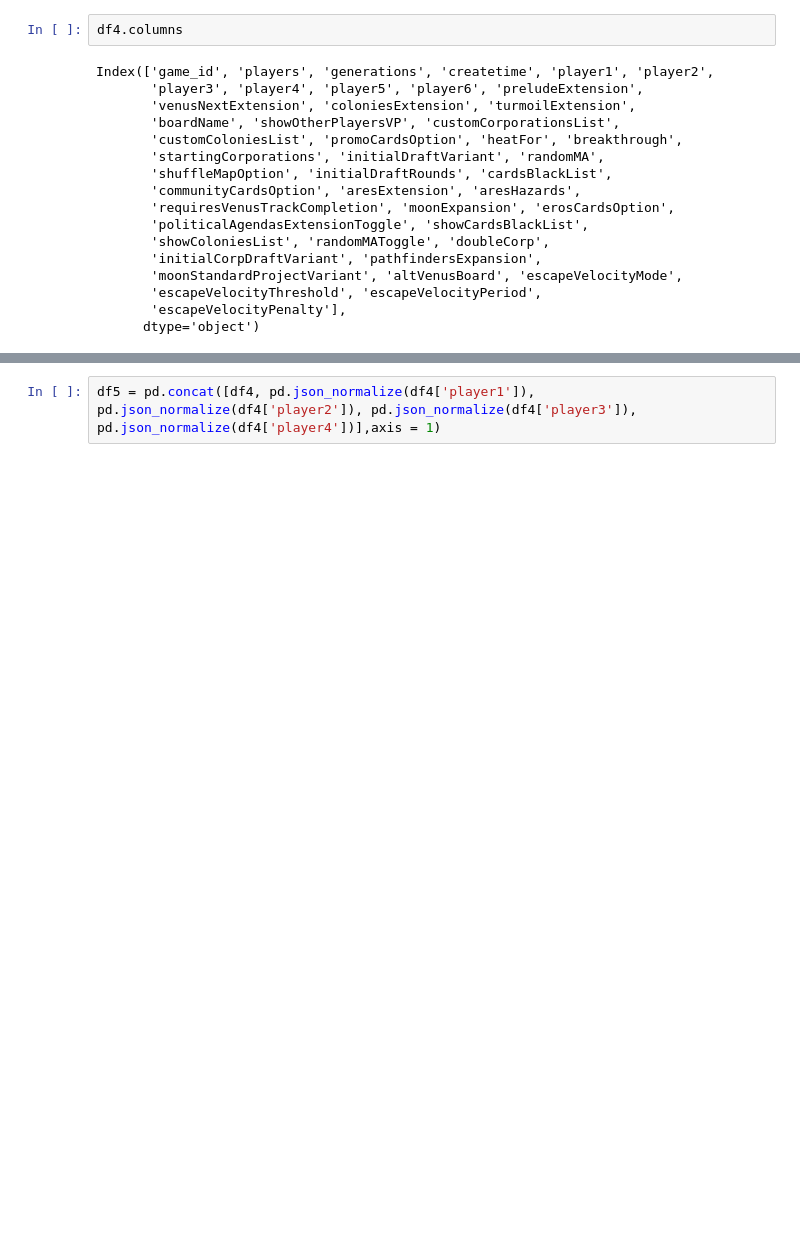
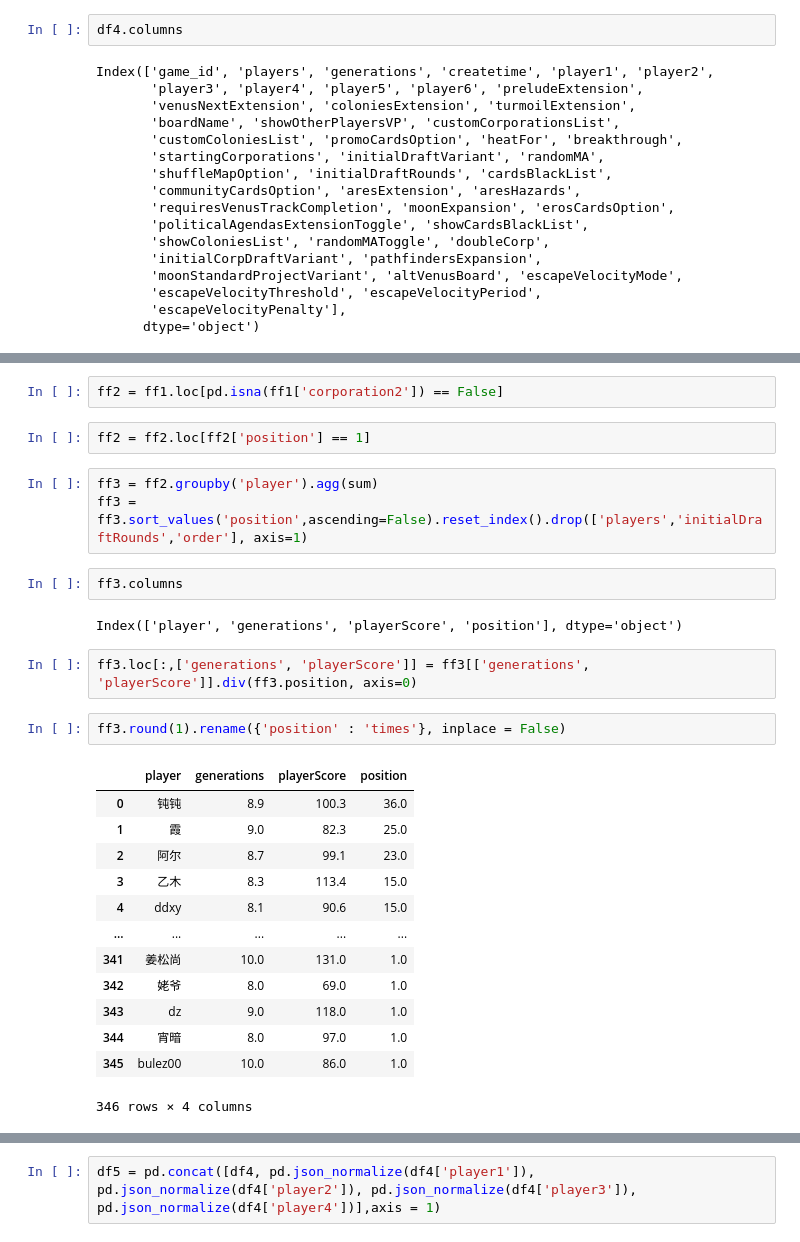
Before and after one commit to Ender-Wiggin2019/tfm-summary, a Jupyter notebook: tfm_data_summary.ipynb, the cells around one changed output, grey strips where cells are left out. Drawn from its saved outputs; the diff is of its cells as text; blank space fills up the shorter version.

```diff
--- a/tfm_data_summary.ipynb
+++ b/tfm_data_summary.ipynb
@@ -165 +107,30 @@ df6.sort_values('createtime',ascending=False)
+# %%
+ff2 = ff1.loc[pd.isna(ff1['corporation2']) == False]
+# %%
+ff2 = ff2.loc[ff2['position'] == 1]
+# %%
+ff3 = ff2.groupby('player').agg(sum)
+ff3 = ff3.sort_values('position',ascending=False).reset_index().drop(['players','initialDraftRounds','order'], axis=1)
+# %%
+ff3.columns
+# %% [output]
+Index(['player', 'generations', 'playerScore', 'position'], dtype='object')
+# %%
+ff3.loc[:,['generations', 'playerScore']] = ff3[['generations', 'playerScore']].div(ff3.position, axis=0)
+# %%
+ff3.round(1).rename({'position' : 'times'}, inplace = False)
+# %% [output]
+|  | player | generations | playerScore | position |
+| 0 | 钝钝 | 8.9 | 100.3 | 36.0 |
+| 1 | 霞 | 9.0 | 82.3 | 25.0 |
+| 2 | 阿尔 | 8.7 | 99.1 | 23.0 |
+| 3 | 乙木 | 8.3 | 113.4 | 15.0 |
+| 4 | ddxy | 8.1 | 90.6 | 15.0 |
+| ... | ... | ... | ... | ... |
+| 341 | 姜松尚 | 10.0 | 131.0 | 1.0 |
+| 342 | 姥爷 | 8.0 | 69.0 | 1.0 |
+| 343 | dz | 9.0 | 118.0 | 1.0 |
+| 344 | 宵暗 | 8.0 | 97.0 | 1.0 |
+| 345 | bulez00 | 10.0 | 86.0 | 1.0 |
+346 rows × 4 columns
 # %%
```
Also changed, not shown: parts of 6 cells of this notebook, 3 other files.
